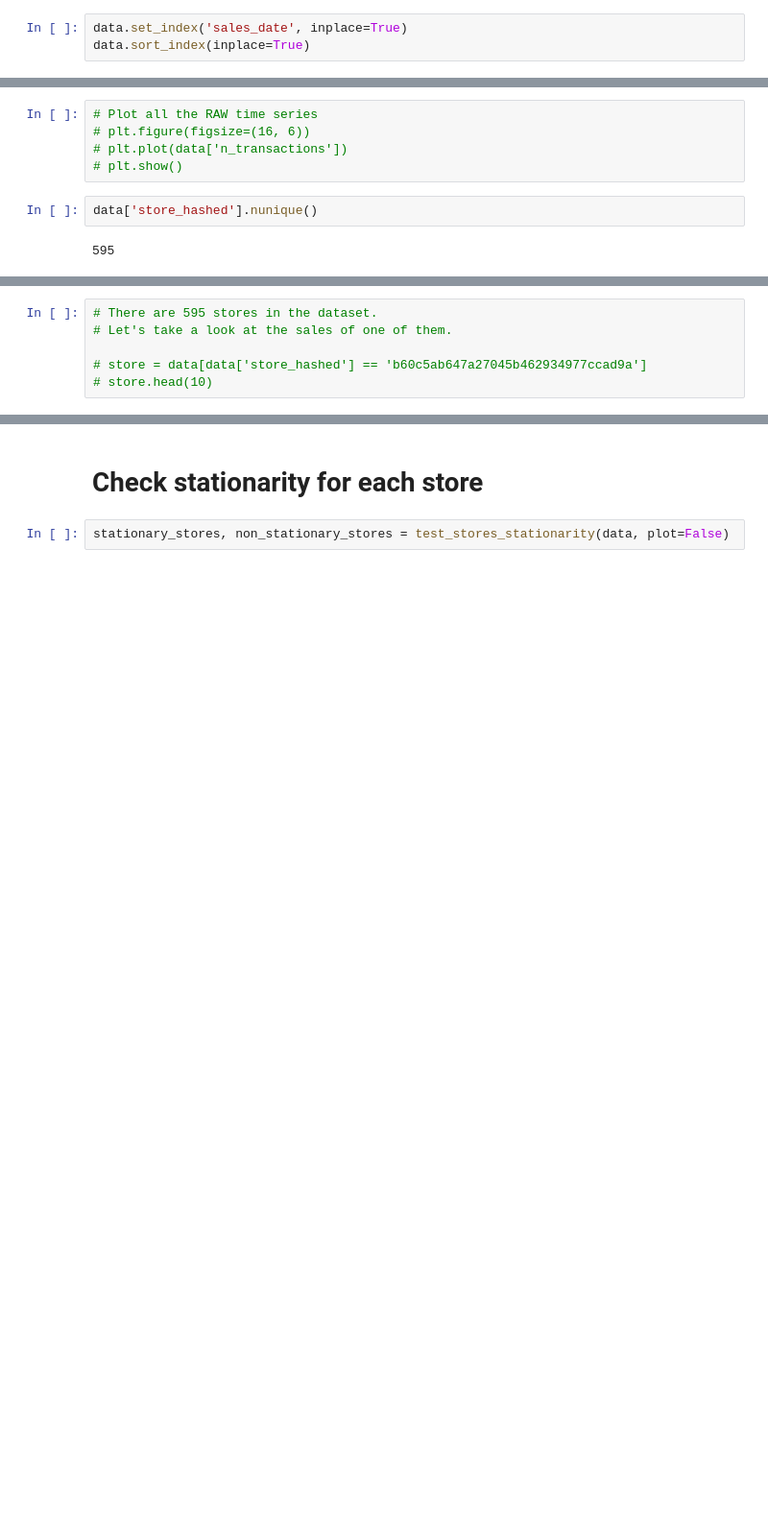
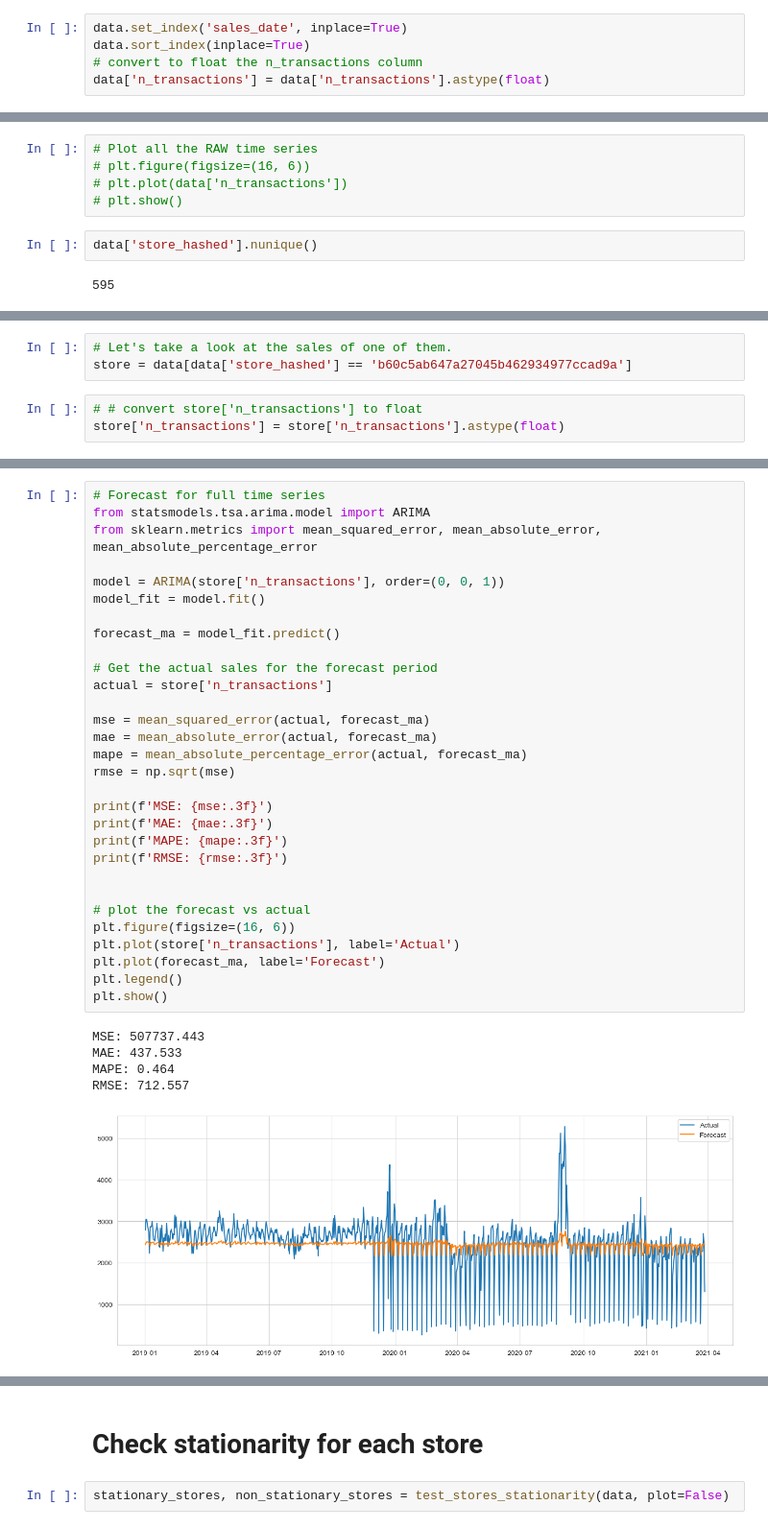
Before and after one commit to dimgag/time-series-forecasting-store-transactions, a Jupyter notebook: main.ipynb, the cells around one changed output, grey strips where cells are left out. Shown at 96% size. Saved outputs shown, nothing was run; the diff lists cells and outputs as text; blank space fills up the shorter version.

```diff
--- a/main.ipynb
+++ b/main.ipynb
@@ -25,6 +25,8 @@ data.head()
 # %%
 data.set_index('sales_date', inplace=True)
 data.sort_index(inplace=True)
+# convert to float the n_transactions column
+data['n_transactions'] = data['n_transactions'].astype(float)
 # %%
 data.head()
 # %% [output]
@@ -48,6 +54,6 @@ data['store_hashed'].nunique()
 # %%
-# There are 595 stores in the dataset.
 # Let's take a look at the sales of one of them.
-
-# store = data[data['store_hashed'] == 'b60c5ab647a27045b462934977ccad9a']
-# store.head(10)
+store = data[data['store_hashed'] == 'b60c5ab647a27045b462934977ccad9a']
+# %%
+# # convert store['n_transactions'] to float
+store['n_transactions'] = store['n_transactions'].astype(float)
@@ -53,0 +68,36 @@ data['store_hashed'].nunique()
+# %%
+# Forecast for full time series
+from statsmodels.tsa.arima.model import ARIMA
+from sklearn.metrics import mean_squared_error, mean_absolute_error, mean_absolute_percentage_error
+
+model = ARIMA(store['n_transactions'], order=(0, 0, 1))
+model_fit = model.fit()
+
+forecast_ma = model_fit.predict()
+
+# Get the actual sales for the forecast period
+actual = store['n_transactions']
+
+mse = mean_squared_error(actual, forecast_ma)
+mae = mean_absolute_error(actual, forecast_ma)
+mape = mean_absolute_percentage_error(actual, forecast_ma)
+rmse = np.sqrt(mse)
+
+print(f'MSE: {mse:.3f}')
+print(f'MAE: {mae:.3f}')
+print(f'MAPE: {mape:.3f}')
+print(f'RMSE: {rmse:.3f}')
+
+
+# plot the forecast vs actual
+plt.figure(figsize=(16, 6))
+plt.plot(store['n_transactions'], label='Actual')
+plt.plot(forecast_ma, label='Forecast')
+plt.legend()
+plt.show()
+# %% [output]
+MSE: 507737.443
+MAE: 437.533
+MAPE: 0.464
+RMSE: 712.557
+[figure, added]
```
Also changed, not shown: parts of 16 cells of this notebook, 1 other file.
